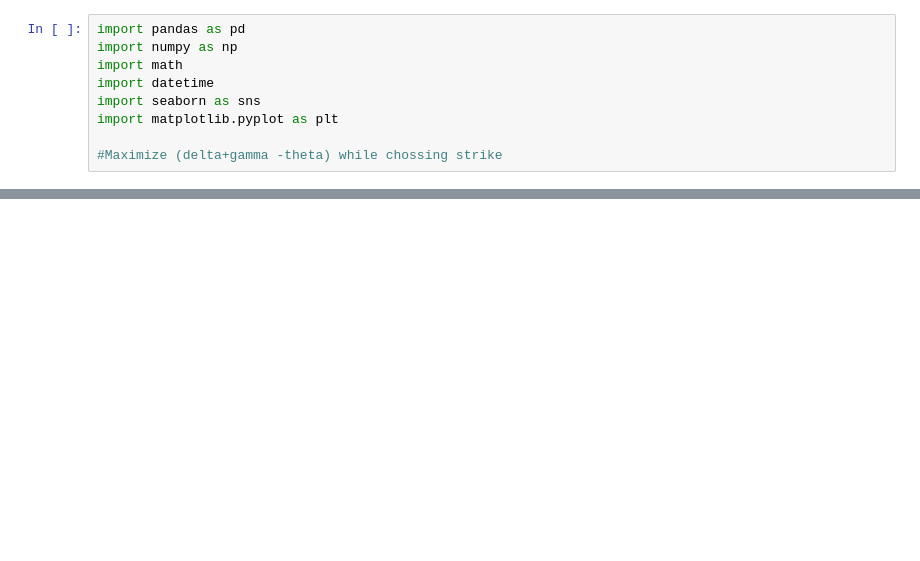
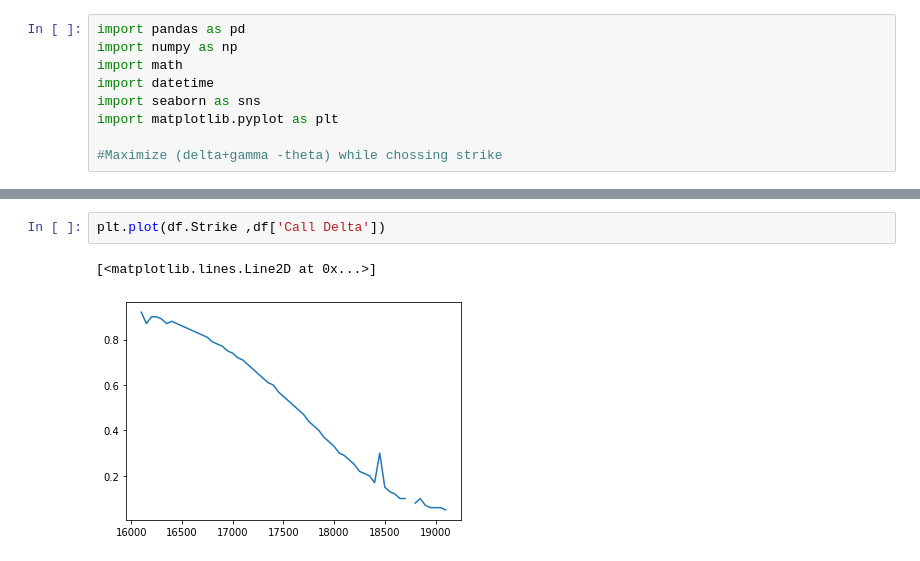
Before and after one commit to shivams289/Kaggle-Projects, a Jupyter notebook: Option_strats/Option_Strats.ipynb, the cells around one changed output, grey strips where cells are left out. Cells and saved outputs as stored; diff of their text form; blank space fills up the shorter version.

```diff
--- a/Option_strats/Option_Strats.ipynb
+++ b/Option_strats/Option_Strats.ipynb
@@ -18,0 +50,5 @@ If Expect Either Side Large Moves?:Enter MN
+# %%
+plt.plot(df.Strike ,df['Call Delta'])
+# %% [output]
+[<matplotlib.lines.Line2D at 0x...>]
+[figure, added]
```
Also changed, not shown: parts of 24 cells of this notebook.
